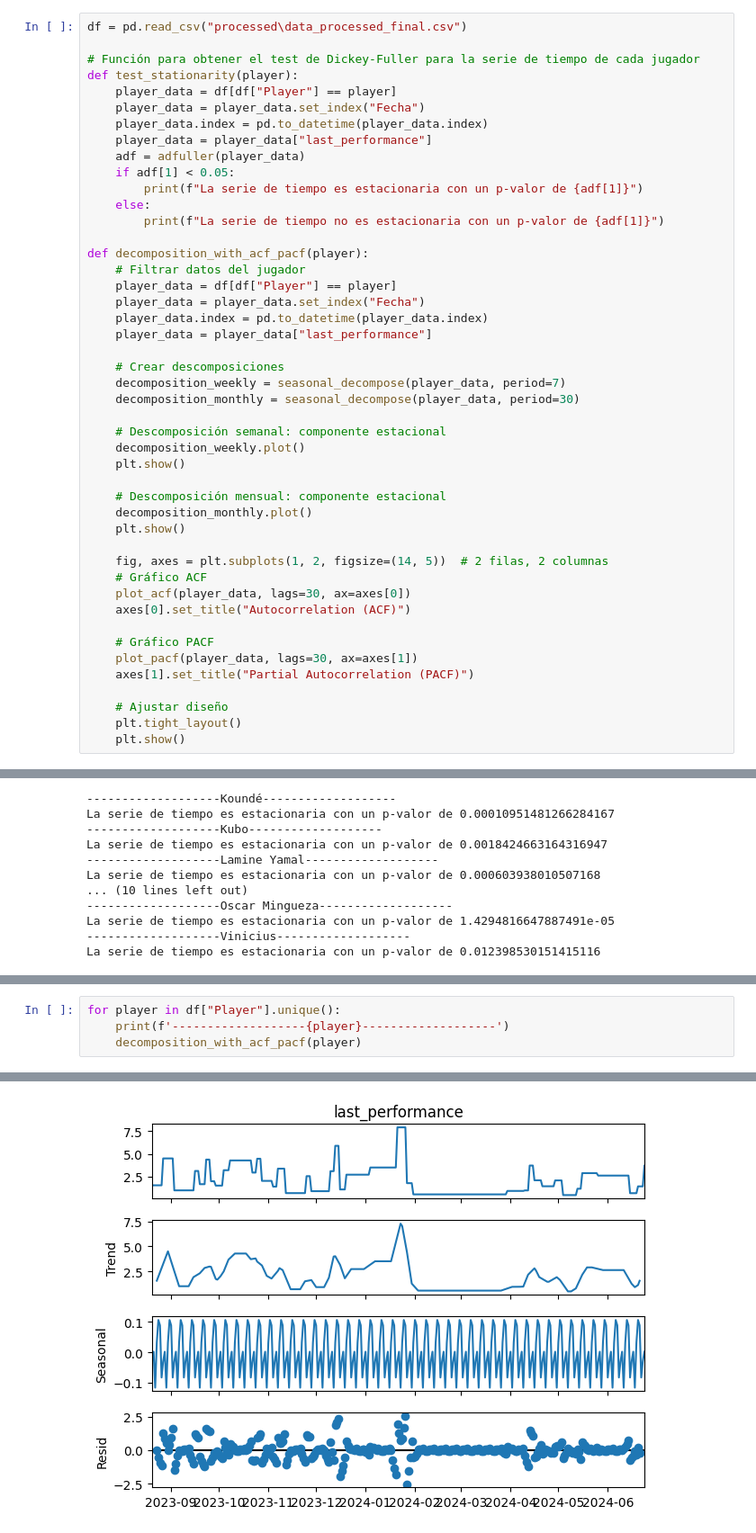
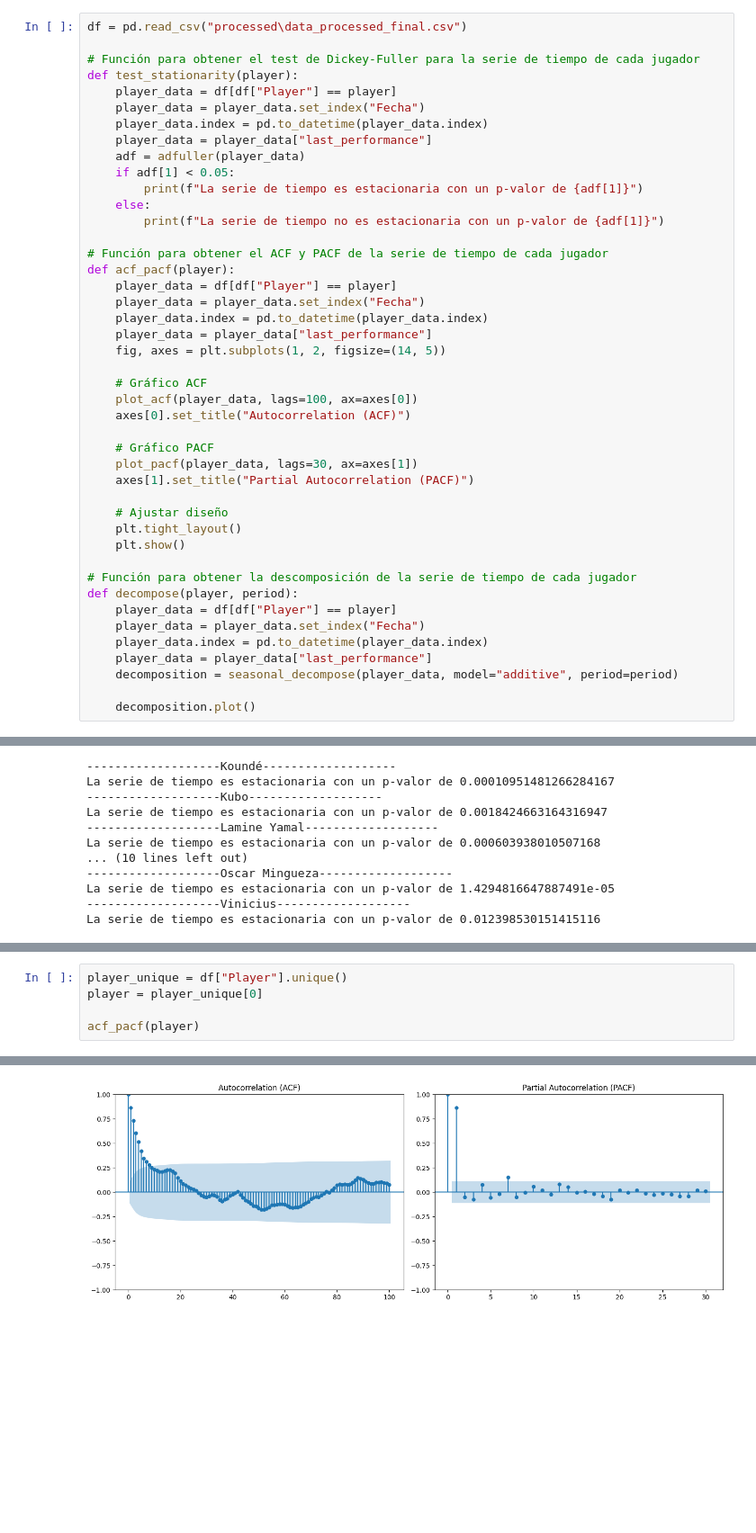
Before and after one commit to Santiagodiz/PlayerPulse, a Jupyter notebook: data/tserie_study.ipynb, the cells around one changed output, grey strips where cells are left out. Shown at 90% size. Saved outputs shown, nothing was run; the diff lists cells and outputs as text; blank space fills up the shorter version.

```diff
--- a/data/tserie_study.ipynb
+++ b/data/tserie_study.ipynb
@@ -19,28 +22,16 @@ def test_stationarity(player):
     else:
         print(f"La serie de tiempo no es estacionaria con un p-valor de {adf[1]}")
 
-def decomposition_with_acf_pacf(player):
-    # Filtrar datos del jugador
+# Función para obtener el ACF y PACF de la serie de tiempo de cada jugador
+def acf_pacf(player):
     player_data = df[df["Player"] == player]
     player_data = player_data.set_index("Fecha")
     player_data.index = pd.to_datetime(player_data.index)
     player_data = player_data["last_performance"]
+    fig, axes = plt.subplots(1, 2, figsize=(14, 5))
 
-    # Crear descomposiciones
-    decomposition_weekly = seasonal_decompose(player_data, period=7)
-    decomposition_monthly = seasonal_decompose(player_data, period=30)
-
-    # Descomposición semanal: componente estacional
-    decomposition_weekly.plot()
-    plt.show()
-
-    # Descomposición mensual: componente estacional
-    decomposition_monthly.plot()
-    plt.show()
-
-    fig, axes = plt.subplots(1, 2, figsize=(14, 5))  # 2 filas, 2 columnas
     # Gráfico ACF
-    plot_acf(player_data, lags=30, ax=axes[0])
+    plot_acf(player_data, lags=100, ax=axes[0])
     axes[0].set_title("Autocorrelation (ACF)")
 
     # Gráfico PACF
@@ -50,6 +41,16 @@ def decomposition_with_acf_pacf(player):
     # Ajustar diseño
     plt.tight_layout()
     plt.show()
+
+# Función para obtener la descomposición de la serie de tiempo de cada jugador
+def decompose(player, period):
+    player_data = df[df["Player"] == player]
+    player_data = player_data.set_index("Fecha")
+    player_data.index = pd.to_datetime(player_data.index)
+    player_data = player_data["last_performance"]
+    decomposition = seasonal_decompose(player_data, model="additive", period=period)
+
+    decomposition.plot()
 # %%
 for player in df["Player"].unique():
     print(f'-------------------{player}-------------------')
@@ -75,5 +78,6 @@ La serie de tiempo es estacionaria con un p-valor de 0.012398530151415116
 # %%
-for player in df["Player"].unique():
-    print(f'-------------------{player}-------------------')
-    decomposition_with_acf_pacf(player)
+player_unique = df["Player"].unique()
+player = player_unique[0]
+
+acf_pacf(player)
 # %% [output]
@@ -81 +84 @@ for player in df["Player"].unique():
-[figure, old version]
+[figure, new version]
```
Also changed, not shown: parts of 42 cells of this notebook.
